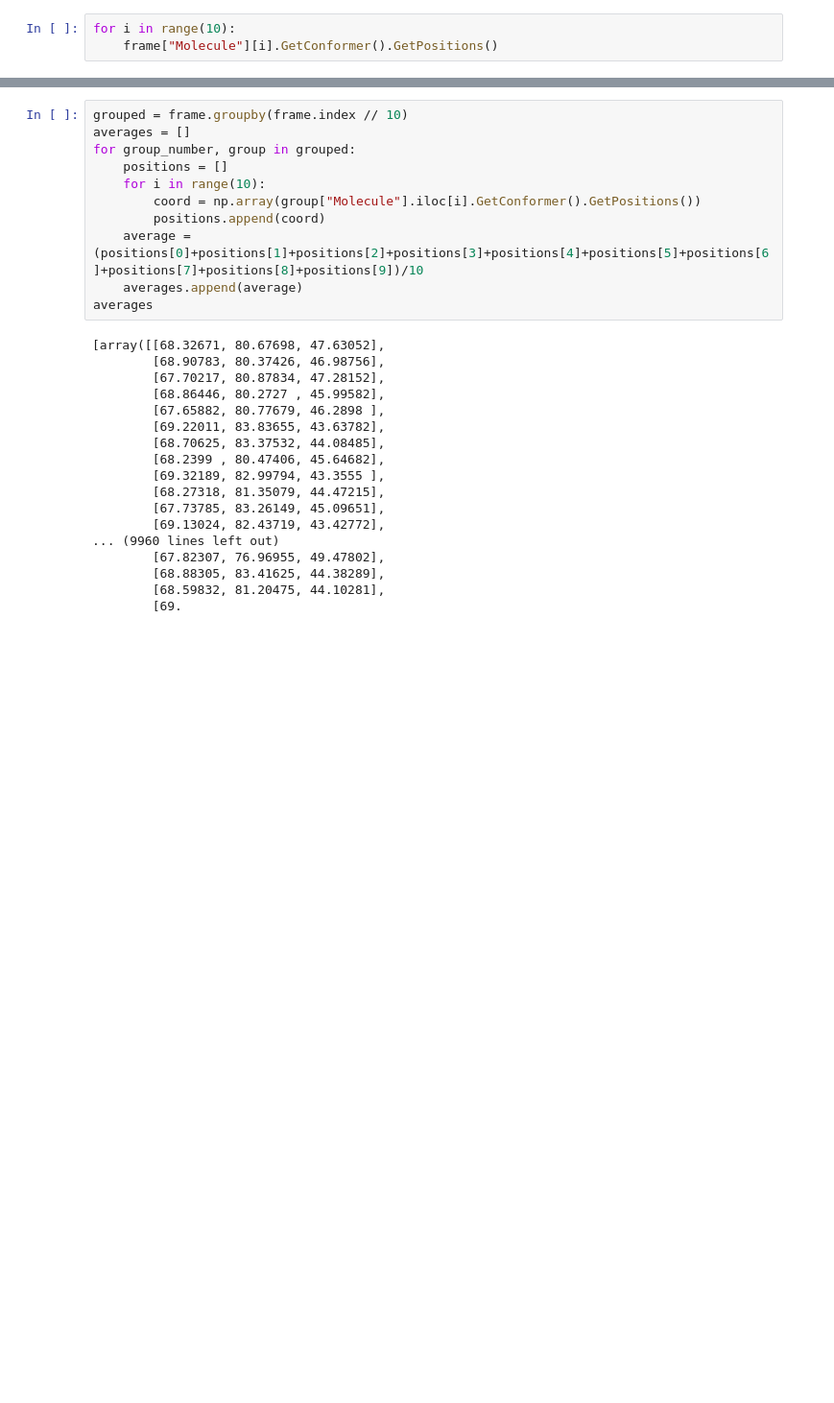
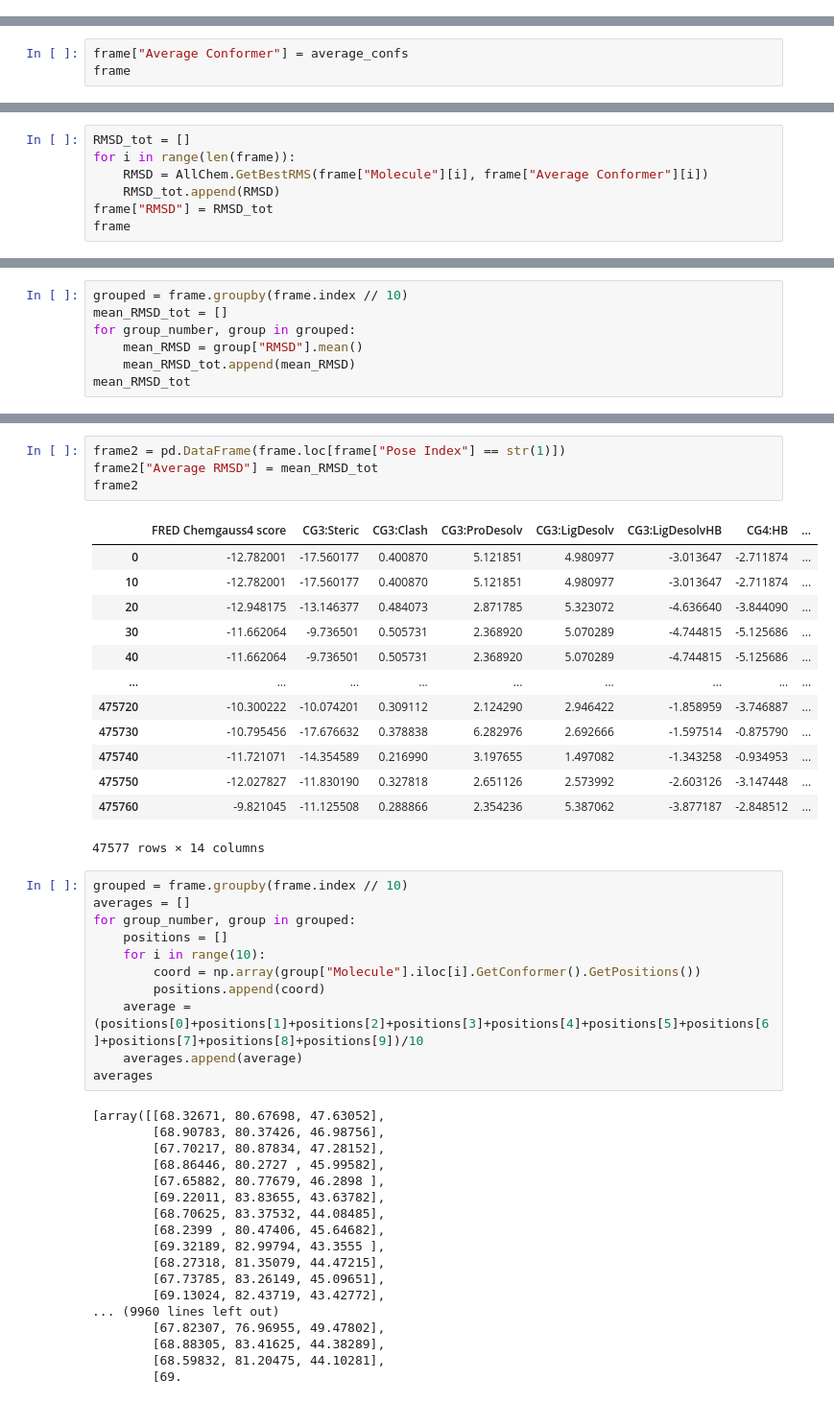
Before and after one commit to LBIC-biocomp/filterfiesta, a Jupyter notebook: src/python_package/pose_similarity.ipynb, the cells around one changed output, grey strips where cells are left out. Shown at 96% size. Cells and saved outputs as stored; diff of their text form; blank space fills up the shorter version.

```diff
--- a/src/python_package/pose_similarity.ipynb
+++ b/src/python_package/pose_similarity.ipynb
@@ -98,3 +20,0 @@ frame
-# %%
-for i in range(10):
-    frame["Molecule"][i].GetConformer().GetPositions()
@@ -100,0 +98,3 @@ for i in range(10):
+# %%
+frame["Average Conformer"] = average_confs
+frame
@@ -100,0 +119,7 @@ for i in range(10):
+# %%
+RMSD_tot = []
+for i in range(len(frame)):
+    RMSD = AllChem.GetBestRMS(frame["Molecule"][i], frame["Average Conformer"][i])
+    RMSD_tot.append(RMSD)
+frame["RMSD"] = RMSD_tot
+frame
@@ -100,0 +144,7 @@ for i in range(10):
+# %%
+grouped = frame.groupby(frame.index // 10)
+mean_RMSD_tot = []
+for group_number, group in grouped:
+    mean_RMSD = group["RMSD"].mean()
+    mean_RMSD_tot.append(mean_RMSD)
+mean_RMSD_tot
@@ -101,3 +169,21 @@ for i in range(10):
+# %%
+frame2 = pd.DataFrame(frame.loc[frame["Pose Index"] == str(1)])
+frame2["Average RMSD"] = mean_RMSD_tot
+frame2
+# %% [output]
+|  | FRED Chemgauss4 score | CG3:Steric | CG3:Clash | CG3:ProDesolv | CG3:LigDesolv | CG3:LigDesolvHB | CG4:HB | ... |
+| 0 | -12.782001 | -17.560177 | 0.400870 | 5.121851 | 4.980977 | -3.013647 | -2.711874 | ... |
+| 10 | -12.782001 | -17.560177 | 0.400870 | 5.121851 | 4.980977 | -3.013647 | -2.711874 | ... |
+| 20 | -12.948175 | -13.146377 | 0.484073 | 2.871785 | 5.323072 | -4.636640 | -3.844090 | ... |
+| 30 | -11.662064 | -9.736501 | 0.505731 | 2.368920 | 5.070289 | -4.744815 | -5.125686 | ... |
+| 40 | -11.662064 | -9.736501 | 0.505731 | 2.368920 | 5.070289 | -4.744815 | -5.125686 | ... |
+| ... | ... | ... | ... | ... | ... | ... | ... | ... |
+| 475720 | -10.300222 | -10.074201 | 0.309112 | 2.124290 | 2.946422 | -1.858959 | -3.746887 | ... |
+| 475730 | -10.795456 | -17.676632 | 0.378838 | 6.282976 | 2.692666 | -1.597514 | -0.875790 | ... |
+| 475740 | -11.721071 | -14.354589 | 0.216990 | 3.197655 | 1.497082 | -1.343258 | -0.934953 | ... |
+| 475750 | -12.027827 | -11.830190 | 0.327818 | 2.651126 | 2.573992 | -2.603126 | -3.147448 | ... |
+| 475760 | -9.821045 | -11.125508 | 0.288866 | 2.354236 | 5.387062 | -3.877187 | -2.848512 | ... |
+47577 rows × 14 columns
 # %%
 grouped = frame.groupby(frame.index // 10)
 averages = []
```
Also changed, not shown: parts of 17 cells of this notebook.
